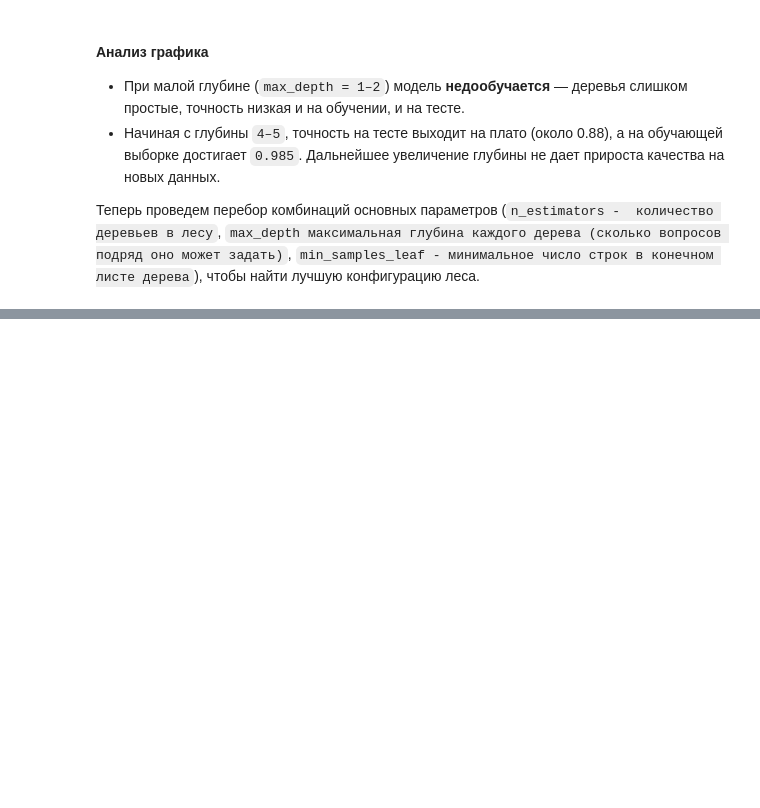
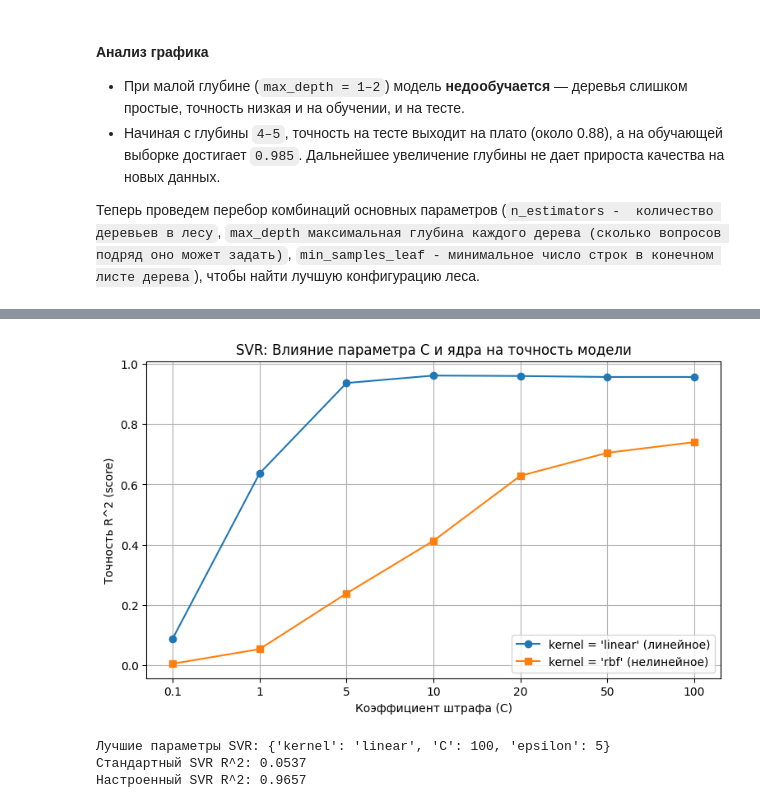
Before and after one commit to Tsvil12/MLsemestr, a Jupyter notebook: task1_regression/regression_v2.ipynb, the cells around one changed output, grey strips where cells are left out. Cells and saved outputs as stored; diff of their text form; code cells hidden in the pictures; blank space fills up the shorter version.

```diff
--- a/task1_regression/regression_v2.ipynb
+++ b/task1_regression/regression_v2.ipynb
@@ -478,0 +582,14 @@ dtype: float64
+# %%
+from sklearn.svm import SVR
+
+# 1. Создаем и обучаем стандартный SVR на масштабированных данных
+svr_base = SVR()
+svr_base.fit(X_train_scaled, y_train)
+
+# 2. Делаем предсказания на тесте
+y_pred_svr_base = svr_base.predict(X_test_scaled)
+
+# 3. Считаем метрики
+r2_svr_base = svr_base.score(X_test_scaled, y_test)
+
+print(f'Стандартный SVR -> R^2 (score): {r2_svr_base:.4f}')
@@ -478,0 +605,47 @@ dtype: float64
+# %%
+# 1. График зависимости точности R^2 от коэффициента штрафа C (для линейного и rbf ядер)
+C_values = (0.1, 1, 5, 10, 20, 50, 100)
+scores_linear = []
+scores_rbf = []
+
+for c in C_values:
+    svr_lin = SVR(kernel='linear', C=c).fit(X_train_scaled, y_train)
+    svr_rbf = SVR(kernel='rbf', C=c).fit(X_train_scaled, y_train)
+    scores_linear.append(svr_lin.score(X_test_scaled, y_test))
+    scores_rbf.append(svr_rbf.score(X_test_scaled, y_test))
+
+c_labels = [str(c) for c in C_values]
+
+plt.figure(figsize=(9, 5))
+plt.plot(c_labels, scores_linear, marker='o', label="kernel = 'linear' (линейное)")
+plt.plot(c_labels, scores_rbf, marker='s', label="kernel = 'rbf' (нелинейное)")
+plt.xlabel('Коэффициент штрафа (C)')
+plt.ylabel('Точность R^2 (score)')
+plt.title('SVR: Влияние параметра C и ядра на точность модели')
+plt.legend()
+plt.grid(True)
+plt.show()
+
+# 2. Перебор параметров для поиска лучшего SVR
+best_svr_score = -999
+best_svr_params = {}
+
+for k in ('linear', 'rbf'):
+    for c in (0.1, 1, 5, 10, 20, 50, 100):
+        for eps in (0.1, 1, 5, 10):
+            svr = SVR(kernel=k, C=c, epsilon=eps)
+            svr.fit(X_train_scaled, y_train)
+            score = svr.score(X_test_scaled, y_test)
+
+            if score > best_svr_score:
+                best_svr_score = score
+                best_svr_params = {'kernel': k, 'C': c, 'epsilon': eps}
+
+print('Лучшие параметры SVR:', best_svr_params)
+print(f'Стандартный SVR R^2: {r2_svr_base:.4f}')
+print(f'Настроенный SVR R^2: {best_svr_score:.4f}')
+# %% [output]
+[figure, added]
+Лучшие параметры SVR: {'kernel': 'linear', 'C': 100, 'epsilon': 5}
+Стандартный SVR R^2: 0.0537
+Настроенный SVR R^2: 0.9657
```
Also changed, not shown: parts of 24 cells of this notebook, 1 other file.
